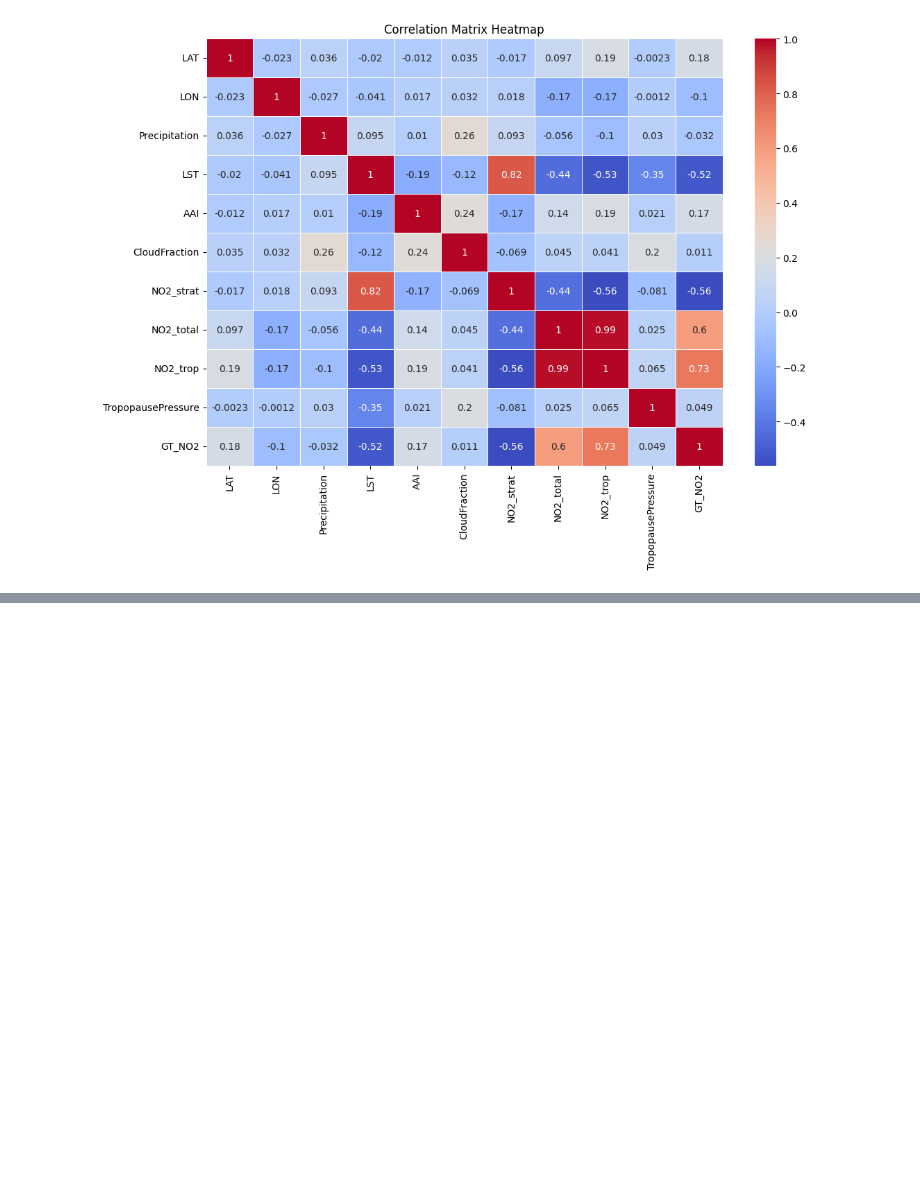
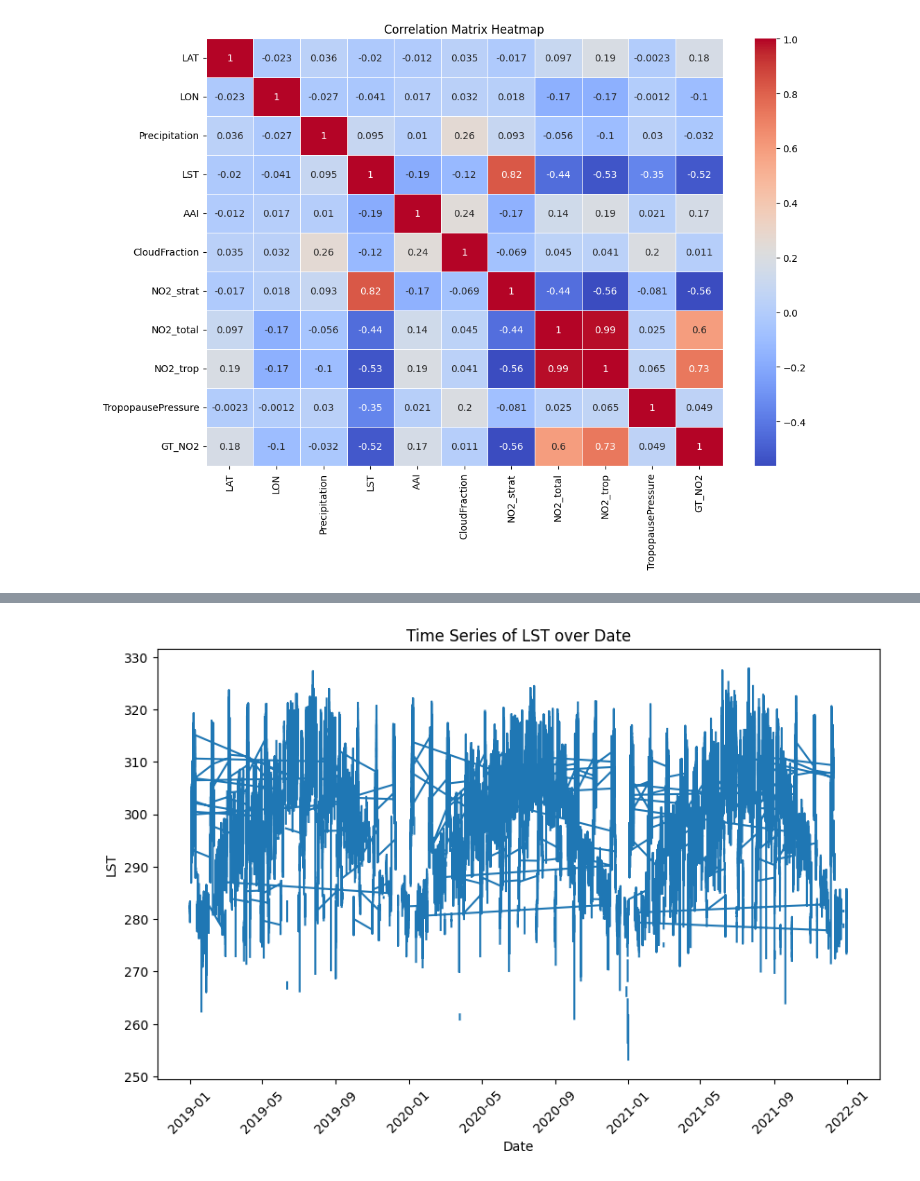
Before and after one commit to Anurag163/GeoAI_Ground_level_NO2_Zindi-, a Jupyter notebook: Pred_Model.ipynb, the cells around one changed output, grey strips where cells are left out. Drawn from its saved outputs; the diff is of its cells as text; code cells hidden in the pictures; blank space fills up the shorter version.

```diff
--- a/Pred_Model.ipynb
+++ b/Pred_Model.ipynb
@@ -442,0 +460,22 @@ test_df_model_2.loc[valid_rows_test_df_model_2.index, 'NO2_trop'] = test_df_mode
+# %%
+#As Date is object  converting it to datetime
+train_df_model_2['Date'] = pd.to_datetime(train_df_model_2['Date'])
+# %%
+# Plot the time series b/w Date and LST
+plt.figure(figsize=(10, 6))
+plt.plot(train_df_model_2['Date'], train_df_model_2['LST'])
+
+# Add title and labels
+plt.title('Time Series of LST over Date')
+plt.xlabel('Date')
+plt.ylabel('LST')
+
+# Rotate x-axis labels for better readability
+plt.xticks(rotation=45)
+
+# Show the plot
+plt.show()
+
+#Pattern is cyclical
+# %% [output]
+[figure, added]
```
Also changed, not shown: parts of 20 cells of this notebook, 1 other file.
